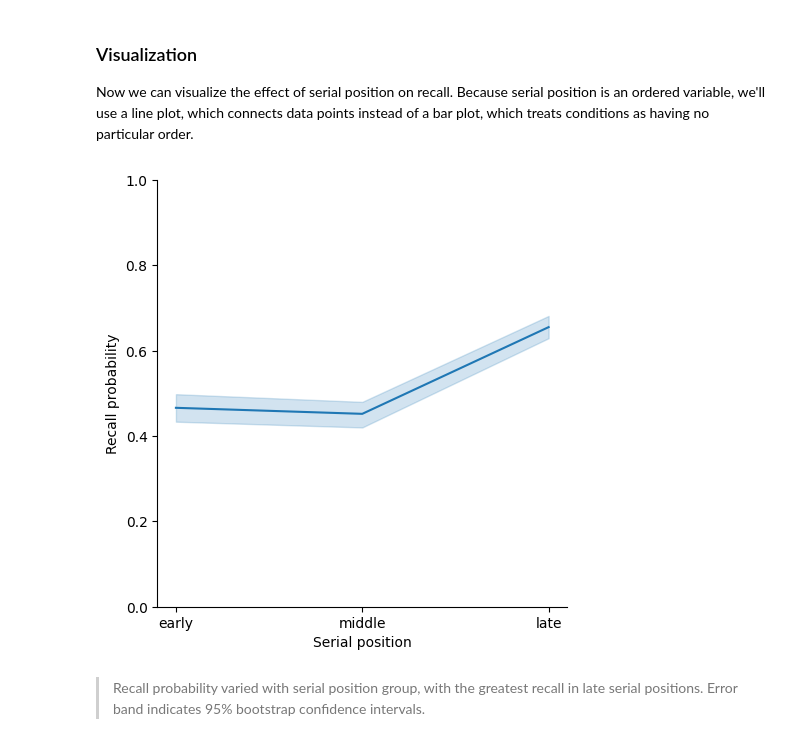
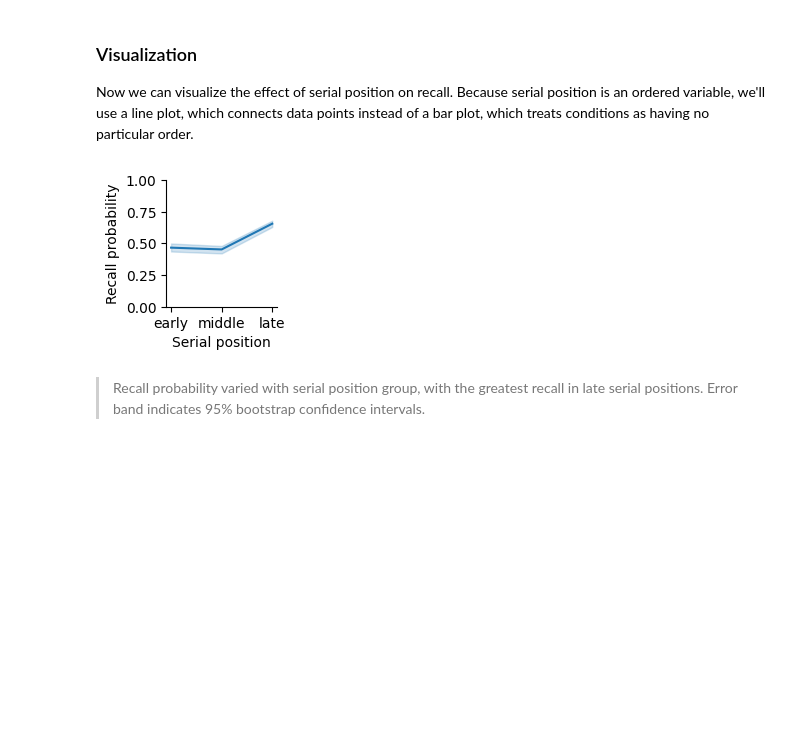
Before and after one commit to mortonne/datascipsych, a Jupyter notebook: assignments/assignment12/reporting.ipynb, the cells around one changed output. Drawn from its saved outputs; the diff is of its cells as text; code cells hidden in the pictures; blank space fills up the shorter version.

```diff
--- a/assignments/assignment12/reporting.ipynb
+++ b/assignments/assignment12/reporting.ipynb
@@ -157,11 +159,11 @@ recency = (
 Now we can visualize the effect of serial position on recall. Because serial position is an ordered variable, we'll use a line plot, which connects data points instead of a bar plot, which treats conditions as having no particular order.
 # %%
 (
-    sns.relplot(data=recency, x="serial_position", y="recall", kind="line")
+    sns.relplot(data=recency, x="serial_position", y="recall", kind="line", height=2)
     .set(ylim=(0, 1), xlabel="Serial position", ylabel="Recall probability")
 );
 # %% [output]
-[figure, old version]
+[figure, new version]
 # %% [markdown]
 > Recall probability varied with serial position group, with the greatest recall in late serial positions. Error band indicates 95% bootstrap confidence intervals.
 # %% [markdown]
```
Also changed, not shown: parts of 19 cells of this notebook.
